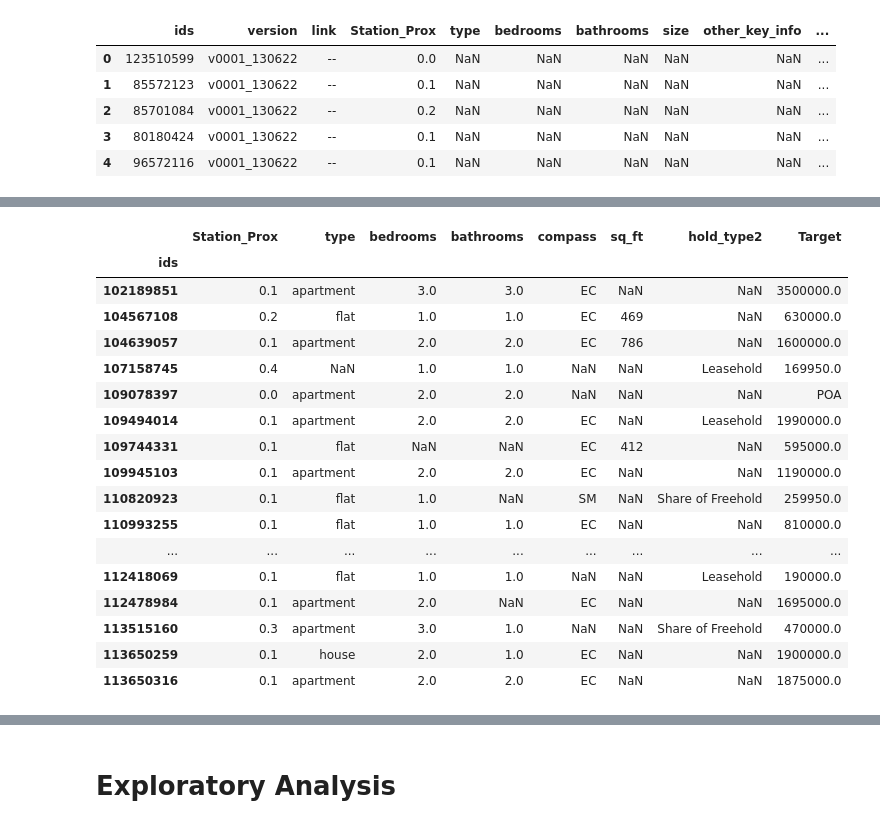
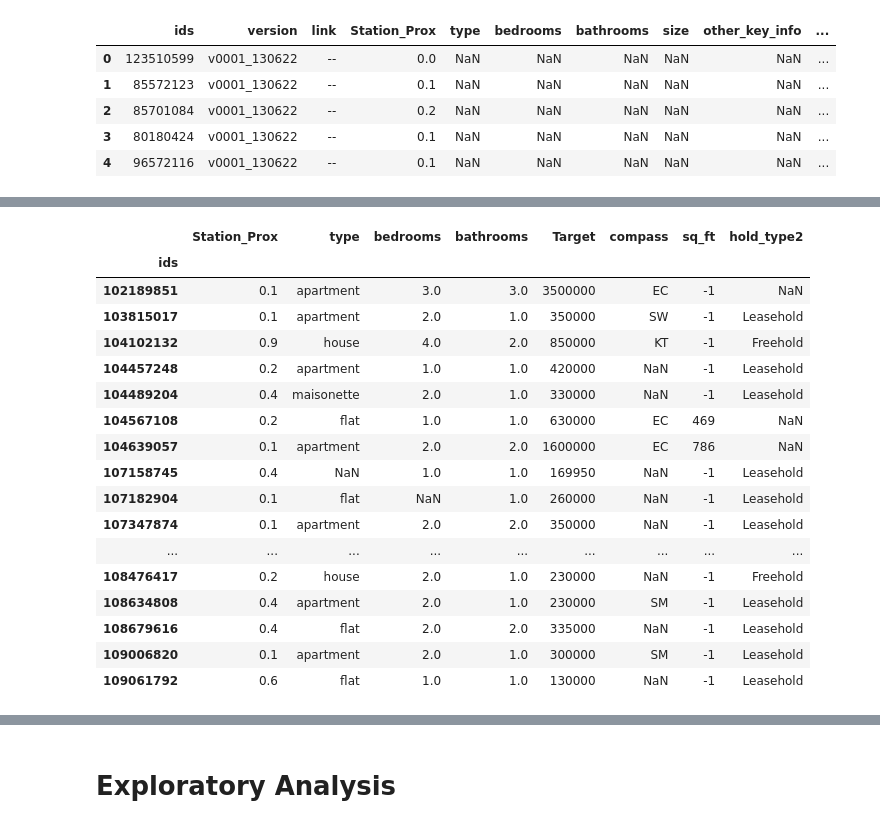
Before and after one commit to jayportfolio/capstone_prep, a Jupyter notebook: scrape_site/4_data_exploration_mission.ipynb, the cells around one changed output, grey strips where cells are left out. Saved outputs shown, nothing was run; the diff lists cells and outputs as text; code cells hidden in the pictures.

```diff
--- a/scrape_site/4_data_exploration_mission.ipynb
+++ b/scrape_site/4_data_exploration_mission.ipynb
@@ -71,0 +43,2 @@ for match in m:
+# %%
+df_original = df_original.drop(['Links','version_head','version_indiv','link'], axis=1)
@@ -71,0 +50,3 @@ for match in m:
+# %%
+df_original = df_original[df_original["Target"] != 'POA']
+df_original.shape
@@ -72,14 +55,9 @@ for match in m:
 # %%
-#df_original = pd.read_csv("scraped/sales_data.csv")
-#df_original["bedroom_count"] = df_original["Description"].str[0]
-#df_original['bedrooms'] = df_original['Description'].str.extract('(\d) bedroom')
-df_original['bedrooms'] = df_original['Description'].str.extract('(\d) bedroom').astype('float')
 df_original['postcode'] = df_original["Address"].str.extract("([A-Z]{1,2}\d[A-Z\d]? ?\d[A-Z]{2}|[A-Z]{1,2}\d[A-Z\d]?)")
+df_original['compass'] = df_original["postcode"].str[0:2]
 df_original['type'] = df_original["Description"].str.extract("(house|apartment|flat|maisonette)")
-df_original['compass'] = df_original["postcode"].str[0:2]
 df_original['sq_ft'] = df_original["size"].str.extract("(\d*) sq. ft.")
+df_original['hold_type2'] = df_original["hold_type"].str.replace("Tenure:","").str.strip()
 
-df_original['hold_type2'] = df_original["hold_type"].str.replace("Tenure:","").str.strip()
-#df_original['type'] = df_original["Description"].str.extract("(house|apartment|flat|maisonette|property)")
-df_original.head(20)
+df_original
 # %% [output]
@@ -157,3 +98,6 @@ plt.show()
+# %%
+df_original["sq_ft"] = pd.to_numeric(df_original["sq_ft"], 'coerce').fillna(-1).astype(int)
+df_original["Target"] = pd.to_numeric(df_original["Target"], 'coerce').fillna(-1).astype(int)
 # %%
 df_original.info()
 # %% [output]
@@ -256,29 +262,30 @@ df_original
 # %%
 #df_original.drop("Links")
 df = df_original.copy()
-df = df.drop(['Links','Address','Description','Price','postcode'], axis=1)
-df = df.drop(['version_head','version_indiv','link','borough','other_key_info','bullet_points','station_info'], axis=1)
+#df = df.drop(['Links','version_head','version_indiv','link'], axis=1)
+df = df.drop(['Address','Description','Price','postcode'], axis=1)
+df = df.drop(['borough','other_key_info','bullet_points','station_info'], axis=1)
 df = df.drop(['short_description','long_description','hold_type','size'], axis=1)
 df.head(20)
 # %% [output]
-|  | Station_Prox | type | bedrooms | bathrooms | compass | sq_ft | hold_type2 | Target |
+|  | Station_Prox | type | bedrooms | bathrooms | Target | compass | sq_ft | hold_type2 |
 | ids |  |  |  |  |  |  |  |  |
-| 102189851 | 0.1 | apartment | 3.0 | 3.0 | EC | NaN | NaN | 3500000.0 |
-| 104567108 | 0.2 | flat | 1.0 | 1.0 | EC | 469 | NaN | 630000.0 |
-| 104639057 | 0.1 | apartment | 2.0 | 2.0 | EC | 786 | NaN | 1600000.0 |
-| 107158745 | 0.4 | NaN | 1.0 | 1.0 | NaN | NaN | Leasehold | 169950.0 |
-| 109078397 | 0.0 | apartment | 2.0 | 2.0 | NaN | NaN | NaN | POA |
-| 109494014 | 0.1 | apartment | 2.0 | 2.0 | EC | NaN | Leasehold | 1990000.0 |
-| 109744331 | 0.1 | flat | NaN | NaN | EC | 412 | NaN | 595000.0 |
-| 109945103 | 0.1 | apartment | 2.0 | 2.0 | EC | NaN | NaN | 1190000.0 |
-| 110820923 | 0.1 | flat | 1.0 | NaN | SM | NaN | Share of Freehold | 259950.0 |
-| 110993255 | 0.1 | flat | 1.0 | 1.0 | EC | NaN | NaN | 810000.0 |
+| 102189851 | 0.1 | apartment | 3.0 | 3.0 | 3500000 | EC | -1 | NaN |
+| 103815017 | 0.1 | apartment | 2.0 | 1.0 | 350000 | SW | -1 | Leasehold |
+| 104102132 | 0.9 | house | 4.0 | 2.0 | 850000 | KT | -1 | Freehold |
+| 104457248 | 0.2 | apartment | 1.0 | 1.0 | 420000 | NaN | -1 | Leasehold |
+| 104489204 | 0.4 | maisonette | 2.0 | 1.0 | 330000 | NaN | -1 | Leasehold |
+| 104567108 | 0.2 | flat | 1.0 | 1.0 | 630000 | EC | 469 | NaN |
+| 104639057 | 0.1 | apartment | 2.0 | 2.0 | 1600000 | EC | 786 | NaN |
+| 107158745 | 0.4 | NaN | 1.0 | 1.0 | 169950 | NaN | -1 | Leasehold |
+| 107182904 | 0.1 | flat | NaN | 1.0 | 260000 | NaN | -1 | Leasehold |
+| 107347874 | 0.1 | apartment | 2.0 | 2.0 | 350000 | NaN | -1 | Leasehold |
 | ... | ... | ... | ... | ... | ... | ... | ... | ... |
-| 112418069 | 0.1 | flat | 1.0 | 1.0 | NaN | NaN | Leasehold | 190000.0 |
-| 112478984 | 0.1 | apartment | 2.0 | NaN | EC | NaN | NaN | 1695000.0 |
-| 113515160 | 0.3 | apartment | 3.0 | 1.0 | NaN | NaN | Share of Freehold | 470000.0 |
-| 113650259 | 0.1 | house | 2.0 | 1.0 | EC | NaN | NaN | 1900000.0 |
-| 113650316 | 0.1 | apartment | 2.0 | 2.0 | EC | NaN | NaN | 1875000.0 |
+| 108476417 | 0.2 | house | 2.0 | 1.0 | 230000 | NaN | -1 | Freehold |
+| 108634808 | 0.4 | apartment | 2.0 | 1.0 | 230000 | SM | -1 | Leasehold |
+| 108679616 | 0.4 | flat | 2.0 | 2.0 | 335000 | NaN | -1 | Leasehold |
+| 109006820 | 0.1 | apartment | 2.0 | 1.0 | 300000 | SM | -1 | Leasehold |
+| 109061792 | 0.6 | flat | 1.0 | 1.0 | 130000 | NaN | -1 | Leasehold |
 # %%
 for column in ['type','compass','hold_type2']:
     df = pd.concat([df,pd.get_dummies(df[column], prefix=column)],axis=1)
```
Also changed, not shown: parts of 41 cells of this notebook, 4 other files.
